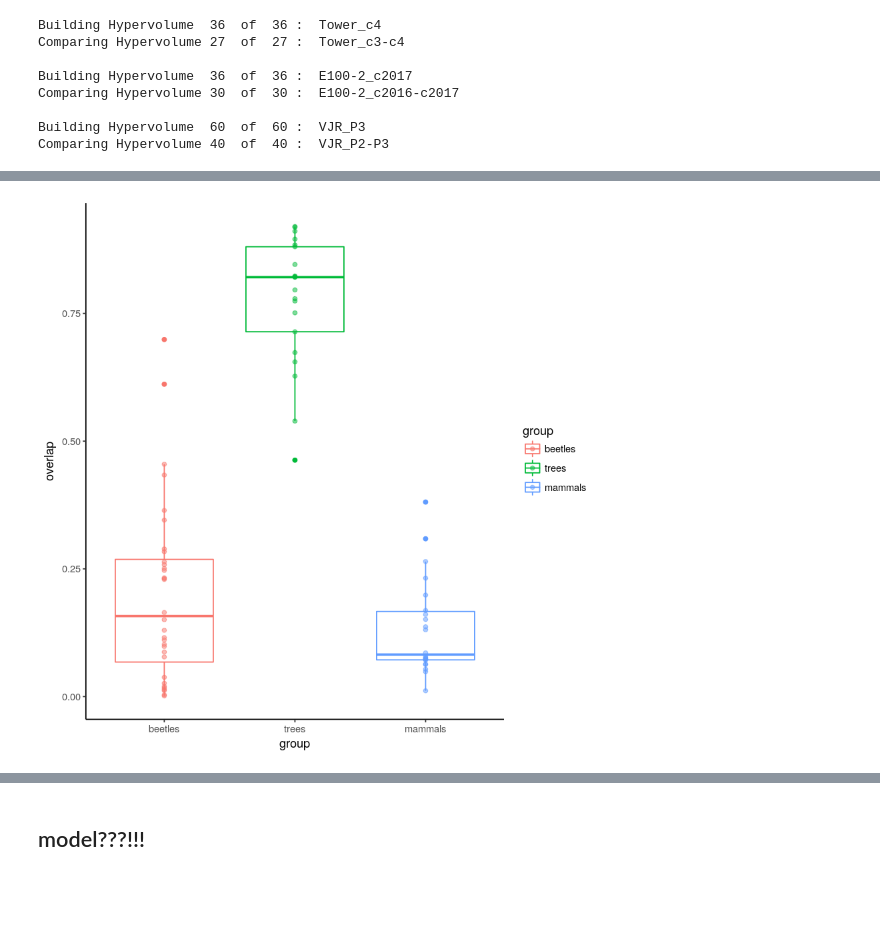
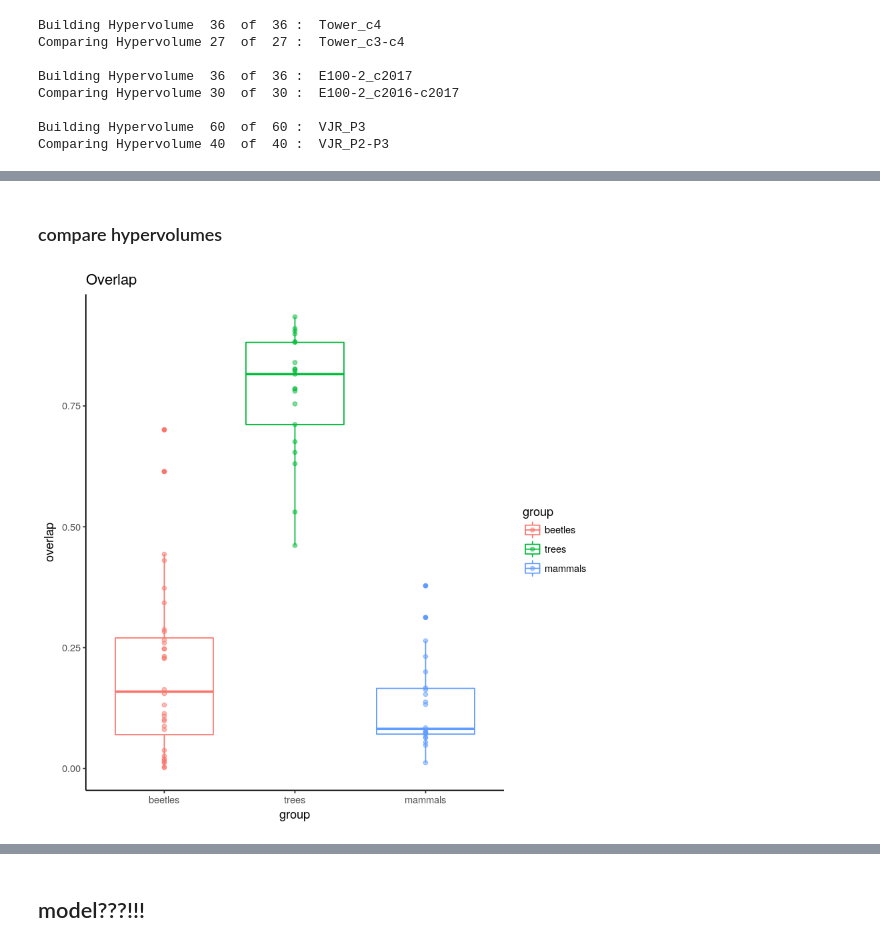
Before and after one commit to dbridg15/masters_project, a Jupyter notebook: Code/comparing_hypervolumes.ipynb, the cells around one changed output, grey strips where cells are left out. Saved outputs shown, nothing was run; the diff lists cells and outputs as text; code cells hidden in the pictures; blank space fills up the shorter version.

```diff
--- a/Code/comparing_hypervolumes.ipynb
+++ b/Code/comparing_hypervolumes.ipynb
@@ -115,15 +73,18 @@ plot_hvs(hvs_rslts_trees)
+# %% [markdown]
+### compare hypervolumes
 # %%
 b = data.frame(group = "beetles", overlap = hvs_rslts_btles@compare$overlap)
 t = data.frame(group = "trees",   overlap = hvs_rslts_trees@compare$overlap)
 m = data.frame(group = "mammals", overlap = hvs_rslts_mamls@compare$overlap)
 
 whisker = rbind(b, t, m)
 whisker = whisker[complete.cases(whisker), ]
 
 plt = ggplot(data = whisker, aes(x = group, y = overlap, color = group))
 plt = plt + geom_boxplot()
 plt = plt + geom_point(alpha = 0.5)
 plt = plt + theme_classic()
-plt
+plt = plt + ggtitle("Overlap")
+print(plt)
 # %% [output]
-[figure, old version]
+[figure, new version]
```
Also changed, not shown: parts of 19 cells of this notebook, 3 other files.
